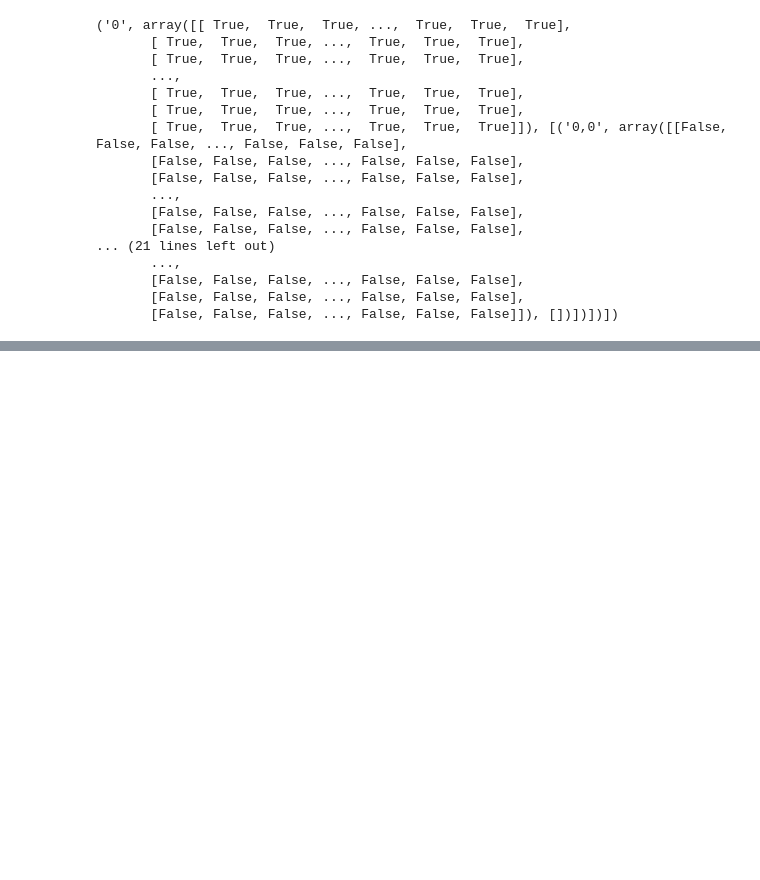
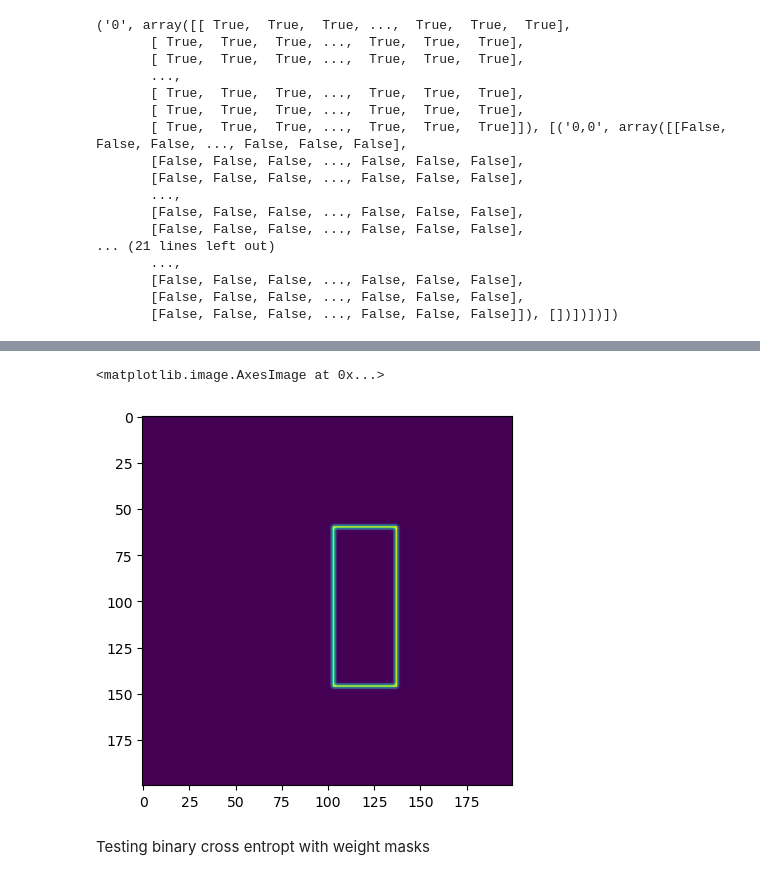
Before and after one commit to ankusharudkar/HIS, a Jupyter notebook: utilities/DataSetup.ipynb, the cells around one changed output, grey strips where cells are left out. Saved outputs shown, nothing was run; the diff lists cells and outputs as text; code cells hidden in the pictures; blank space fills up the shorter version.

```diff
--- a/utilities/DataSetup.ipynb
+++ b/utilities/DataSetup.ipynb
@@ -83,0 +186,13 @@ with open(root_dir / "treeAnnotations" / "1.pkl", "rb") as f:
+# %%
+border_w = convolve2d(
+    border,
+    np.exp(-genEuclidianDistMatrix(10, 10)),
+    mode="same") + 1
+
+# border_w[0,0] = 0
+plt.imshow(border_w)
+# %% [output]
+<matplotlib.image.AxesImage at 0x...>
+[figure, added]
+# %% [markdown]
+Testing binary cross entropt with weight masks
```
Also changed, not shown: parts of 15 cells of this notebook.
